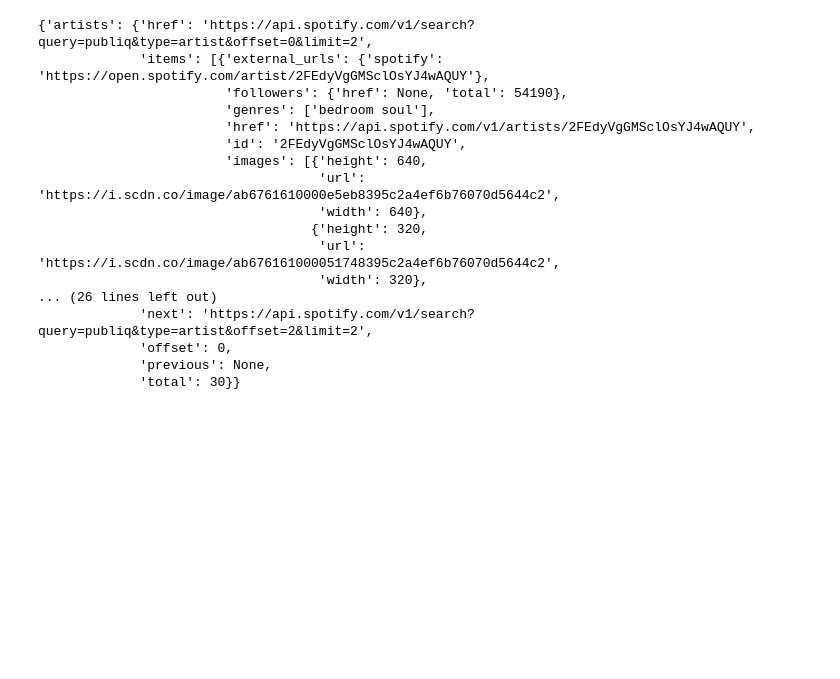
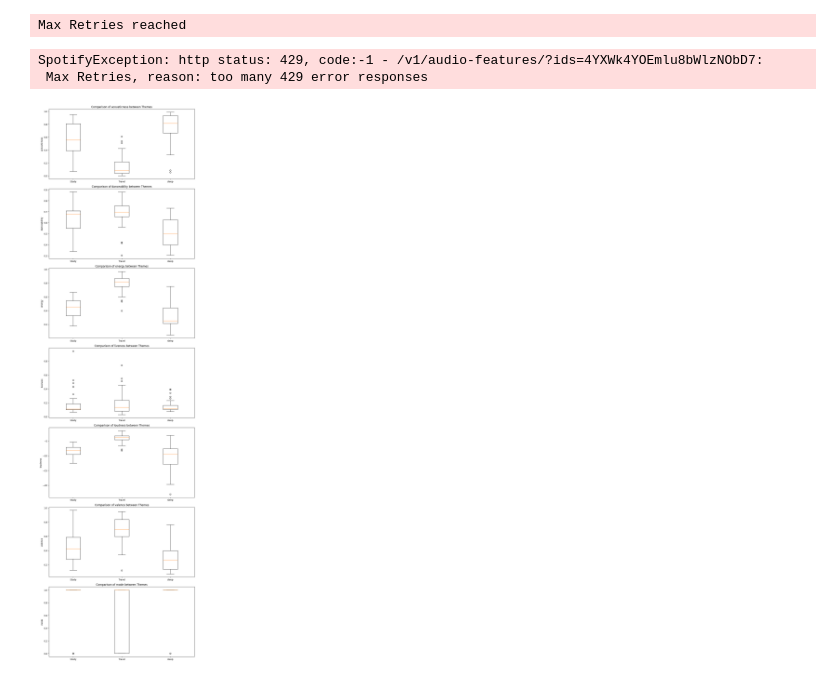
Before and after one commit to makethempubliq/PlaydataTeam3FinalProject, a Jupyter notebook: mrs_data_analysis/music_analysis.ipynb, the cells around one changed output. Drawn from its saved outputs; the diff is of its cells as text; code cells hidden in the pictures; blank space fills up the shorter version.

```diff
--- a/mrs_data_analysis/music_analysis.ipynb
+++ b/mrs_data_analysis/music_analysis.ipynb
@@ -9,24 +35,3 @@ cid = '25d521b807f44fc19a8b202da4c88248'
 secret = 'd06c3e35075f4c7cb28347e6620067cf'
 redirect_uri = 'http://localhost:8080/callback'
 sp = spotipy.Spotify(auth_manager=SpotifyOAuth(client_id=cid, client_secret=secret, redirect_uri=redirect_uri))
-# %%
-result = sp.search('publiq',limit=2,type = 'artist')
-pprint.pprint(result)
-# %% [output]
-{'artists': {'href': 'https://api.spotify.com/v1/search?query=publiq&type=artist&offset=0&limit=2',
-             'items': [{'external_urls': {'spotify': 'https://open.spotify.com/artist/2FEdyVgGMSclOsYJ4wAQUY'},
-                        'followers': {'href': None, 'total': 54190},
-                        'genres': ['bedroom soul'],
-                        'href': 'https://api.spotify.com/v1/artists/2FEdyVgGMSclOsYJ4wAQUY',
-                        'id': '2FEdyVgGMSclOsYJ4wAQUY',
-                        'images': [{'height': 640,
-                                    'url': 'https://i.scdn.co/image/ab6761610000e5eb8395c2a4ef6b76070d5644c2',
-                                    'width': 640},
-                                   {'height': 320,
-                                    'url': 'https://i.scdn.co/image/ab676161000051748395c2a4ef6b76070d5644c2',
-                                    'width': 320},
-... (26 lines left out)
-             'next': 'https://api.spotify.com/v1/search?query=publiq&type=artist&offset=2&limit=2',
-             'offset': 0,
-             'previous': None,
-             'total': 30}}
@@ -32,0 +69,6 @@ pprint.pprint(result)
+# %%
+get_features("파라다이스 (Feat. 박우진 of AB6IX)", "김재환")
+# %% [output]
+Max Retries reached
+SpotifyException: http status: 429, code:-1 - /v1/audio-features/?ids=4YXWk4YOEmlu8bWlzNObD7:
+ Max Retries, reason: too many 429 error responses
@@ -32,0 +92,27 @@ pprint.pprint(result)
+# %%
+study_excel = r"Data\study_feature.xlsx"
+trip_excel = r"Data\trip_feature.xlsx"
+sleep_excel = r"Data\sleep_feature.xlsx"
+
+study_df = pd.read_excel(study_excel)
+trip_df = pd.read_excel(trip_excel)
+sleep_df = pd.read_excel(sleep_excel)
+
+
+df_numeric_study = study_df.drop(columns=['artist', 'artist_id', 'track_name', 'track_id'])
+df_numeric_trip = trip_df.drop(columns=['artist', 'artist_id', 'track_name', 'track_id'])
+df_numeric_sleep = sleep_df.drop(columns=['artist', 'artist_id', 'track_name', 'track_id'])
+# 상자 그림 그리기
+
+# 'acousticness'에 대한 상자 그림 비교
+fig, axes = plt.subplots(nrows=len(df_numeric_study.columns), ncols=1, figsize=(10, len(df_numeric_study.columns) * 5))
+
+for i, column in enumerate(df_numeric_study.columns):
+    axes[i].boxplot([df_numeric_study[column], df_numeric_trip[column], df_numeric_sleep[column]], labels=['Study', 'Travel', 'sleep'])
+    axes[i].set_title(f'Comparison of {column} between Themes')
+    axes[i].set_ylabel(column)
+
+plt.tight_layout()
+plt.show()
+# %% [output]
+[figure, added]
```
Also changed, not shown: parts of 8 cells of this notebook, 22 other files.
